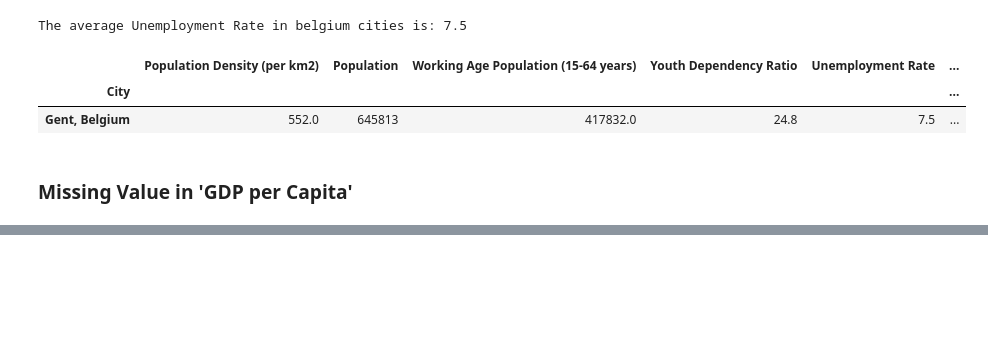
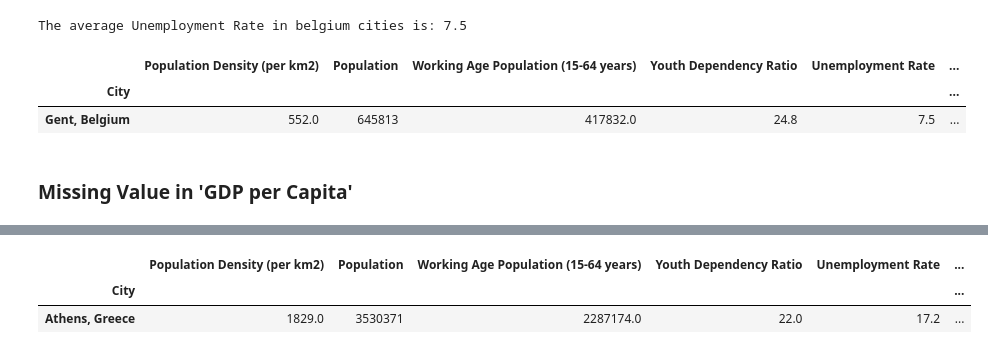
Before and after one commit to tiago2806/PDS_Project, a Jupyter notebook: ProjetoProg.ipynb, the cells around one changed output, grey strips where cells are left out. Cells and saved outputs as stored; diff of their text form; code cells hidden in the pictures; blank space fills up the shorter version.

```diff
--- a/ProjetoProg.ipynb
+++ b/ProjetoProg.ipynb
@@ -345,0 +355,8 @@ plt.title('Distribution of GDP per Capita in Various Belgium Cities')
+# %%
+dataset.rename(index={'Greece, Athens': 'Athens, Greece'}, inplace = True)
+# %%
+dataset.iloc[43:44]
+# %% [output]
+|  | Population Density (per km2) | Population | Working Age Population (15-64 years) | Youth Dependency Ratio | Unemployment Rate | ... |
+| City |  |  |  |  |  | ... |
+| Athens, Greece | 1829.0 | 3530371 | 2287174.0 | 22.0 | 17.2 | ... |
```
Also changed, not shown: parts of 3 cells of this notebook.
